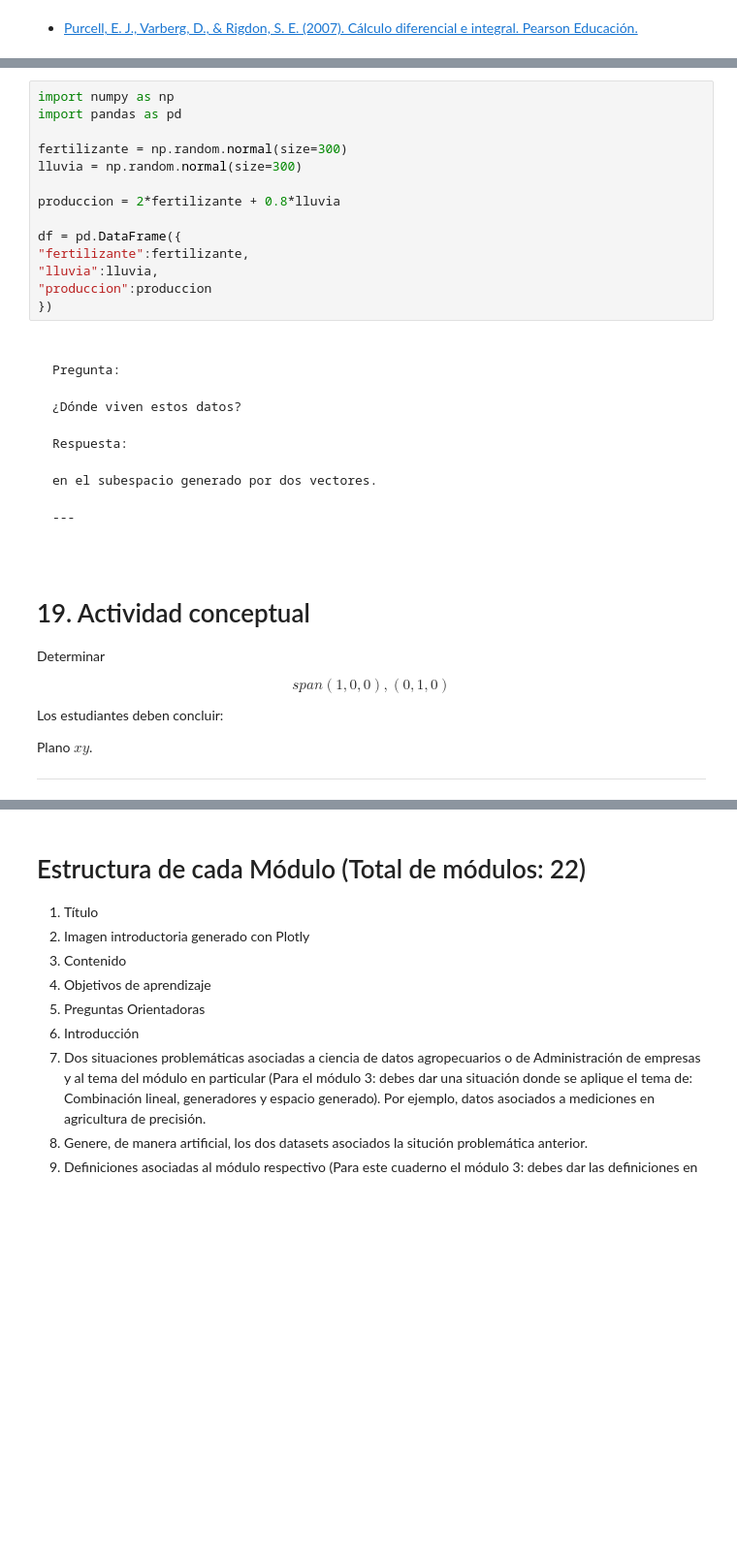
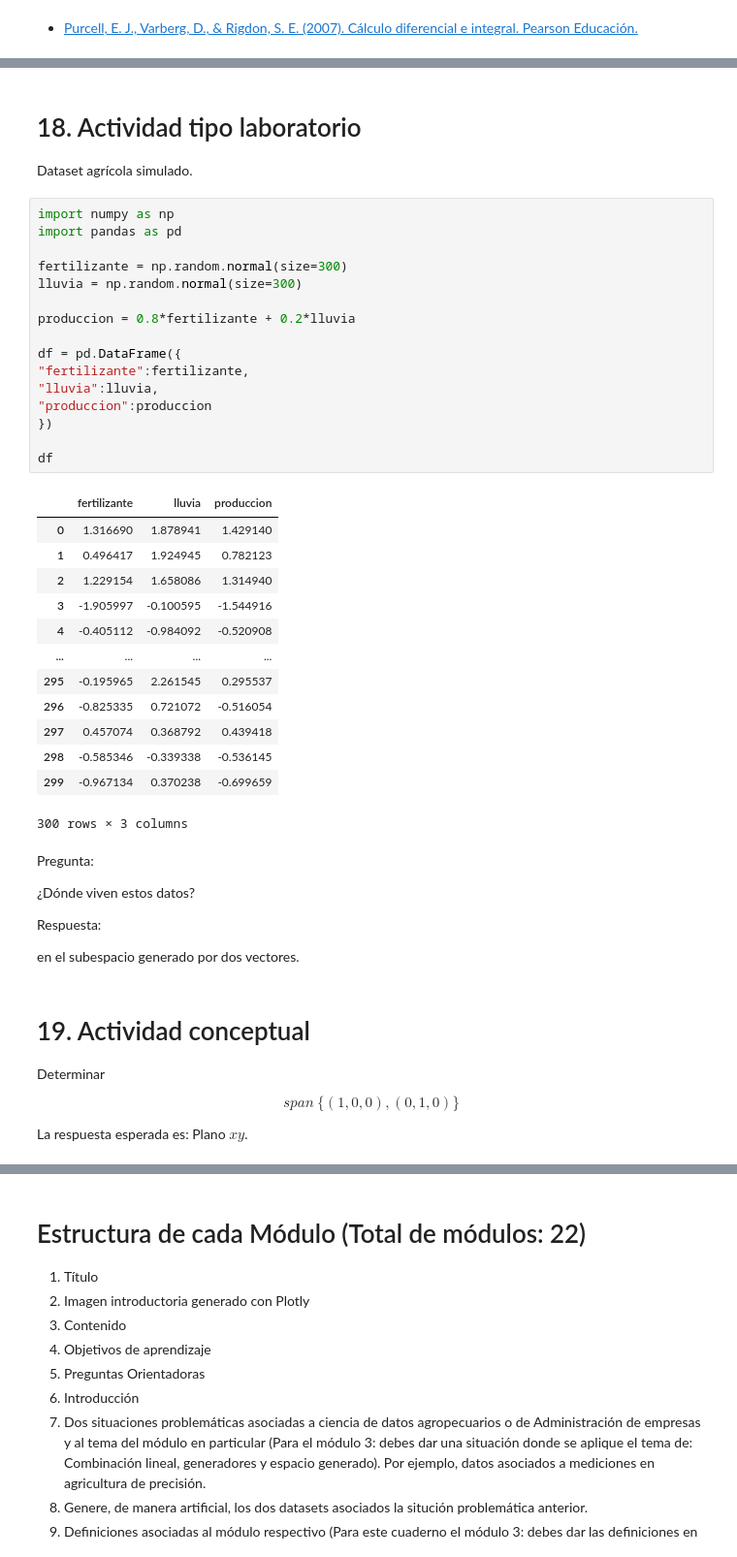
Before and after one commit to marco-canas/linear_algebra, a Jupyter notebook: 3_clases_segun_clara_mejia_laverde/1_cap/3_modulo/3_modulo.ipynb, the cells around one changed output, grey strips where cells are left out. Shown at 97% size. Drawn from its saved outputs; the diff is of its cells as text; blank space fills up the shorter version.

````diff
--- a/3_clases_segun_clara_mejia_laverde/1_cap/3_modulo/3_modulo.ipynb
+++ b/3_clases_segun_clara_mejia_laverde/1_cap/3_modulo/3_modulo.ipynb
@@ -1758,20 +1753,39 @@ Dataset agrícola simulado.
+# %% [markdown]
+
+# 18. Actividad tipo laboratorio
+
+Dataset agrícola simulado.
 # %%
 import numpy as np
 import pandas as pd
 
 fertilizante = np.random.normal(size=300)
 lluvia = np.random.normal(size=300)
 
-produccion = 2*fertilizante + 0.8*lluvia
+produccion = 0.8*fertilizante + 0.2*lluvia
 
 df = pd.DataFrame({
 "fertilizante":fertilizante,
 "lluvia":lluvia,
 "produccion":produccion
 })
+
+df
+# %% [output]
+|  | fertilizante | lluvia | produccion |
+| 0 | 1.316690 | 1.878941 | 1.429140 |
+| 1 | 0.496417 | 1.924945 | 0.782123 |
+| 2 | 1.229154 | 1.658086 | 1.314940 |
+| 3 | -1.905997 | -0.100595 | -1.544916 |
+| 4 | -0.405112 | -0.984092 | -0.520908 |
+| ... | ... | ... | ... |
+| 295 | -0.195965 | 2.261545 | 0.295537 |
+| 296 | -0.825335 | 0.721072 | -0.516054 |
+| 297 | 0.457074 | 0.368792 | 0.439418 |
+| 298 | -0.585346 | -0.339338 | -0.536145 |
+| 299 | -0.967134 | 0.370238 | -0.699659 |
+300 rows × 3 columns
 # %% [markdown]
-```
-
 Pregunta:
 
 ¿Dónde viven estos datos?
@@ -1779,8 +1793,6 @@ Pregunta:
 Respuesta:
 
 en el subespacio generado por dos vectores.
-
----
 # %% [markdown]
 
 # 19. Actividad conceptual
@@ -1788,14 +1800,10 @@ en el subespacio generado por dos vectores.
 Determinar
 
 $$
-span{(1,0,0),(0,1,0)}
+span\ \{ (1,0,0), (0,1,0) \}
 $$
 
-Los estudiantes deben concluir:
-
-Plano $xy$.
-
----
+La respuesta esperada es: Plano $xy$.
 # %% [markdown]
 
 # 20. Ejercicio guiado
````
Also changed, not shown: parts of 156 cells of this notebook, 1 other file.
